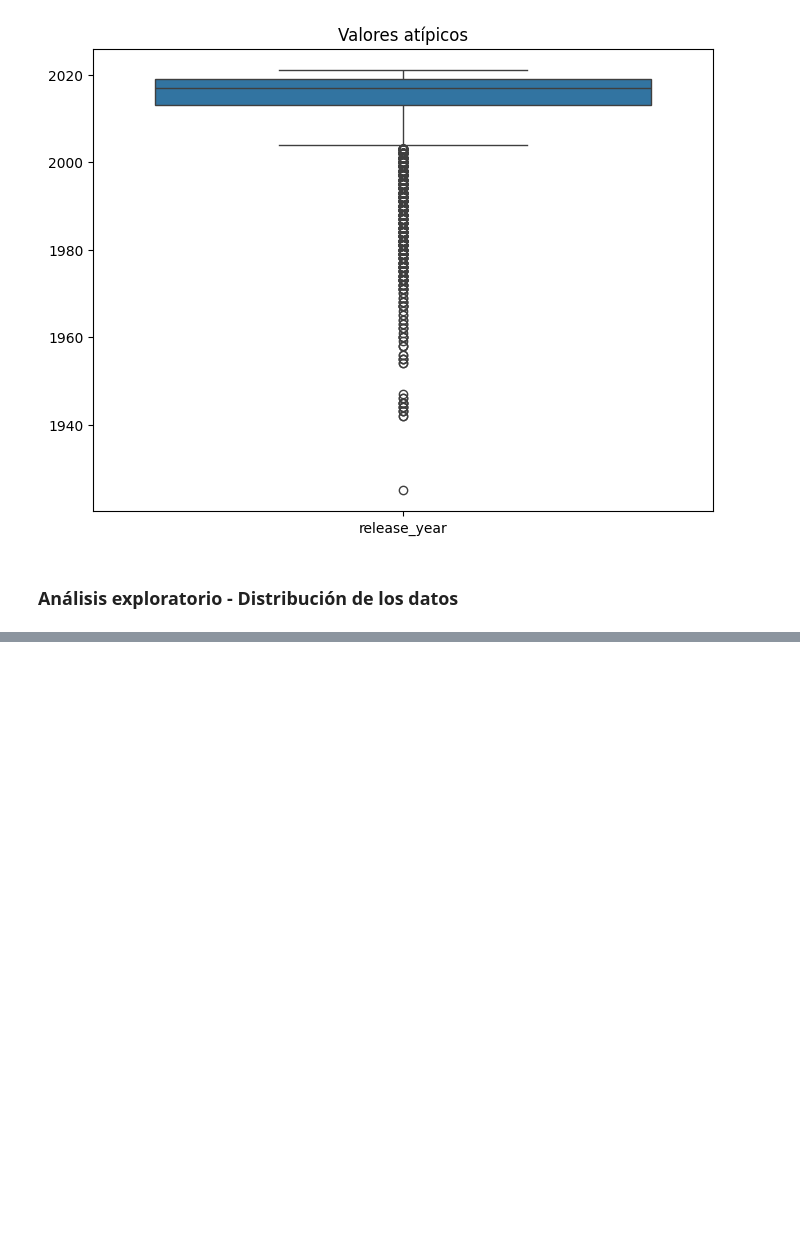
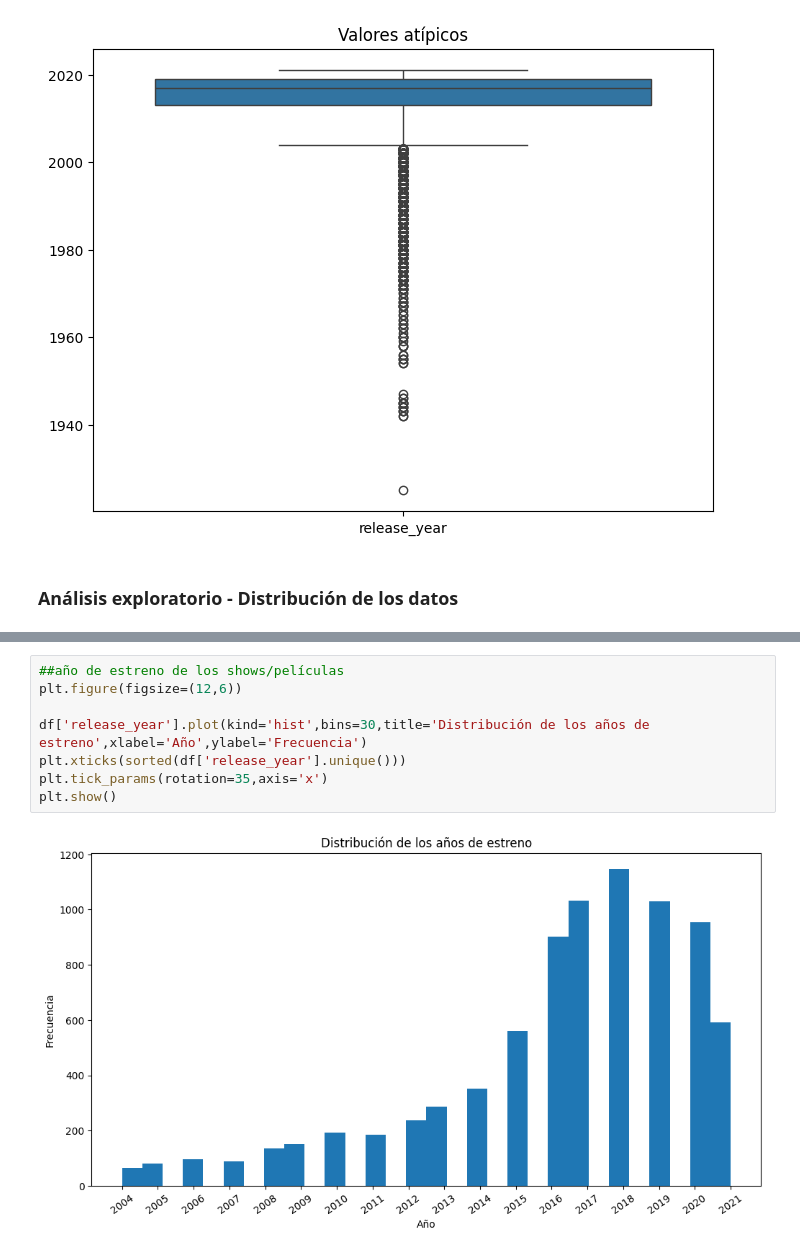
Before and after one commit to pablocarmona1527/Data_analyst, a Jupyter notebook: EDA.ipynb, the cells around one changed output, grey strips where cells are left out. Cells and saved outputs as stored; diff of their text form; blank space fills up the shorter version.

```diff
--- a/EDA.ipynb
+++ b/EDA.ipynb
@@ -76,0 +88,10 @@ df
+# %%
+##año de estreno de los shows/películas
+plt.figure(figsize=(12,6))
+
+df['release_year'].plot(kind='hist',bins=30,title='Distribución de los años de estreno',xlabel='Año',ylabel='Frecuencia')
+plt.xticks(sorted(df['release_year'].unique()))
+plt.tick_params(rotation=35,axis='x')
+plt.show()
+# %% [output]
+[figure, added]
```
Also changed, not shown: parts of 12 cells of this notebook.
